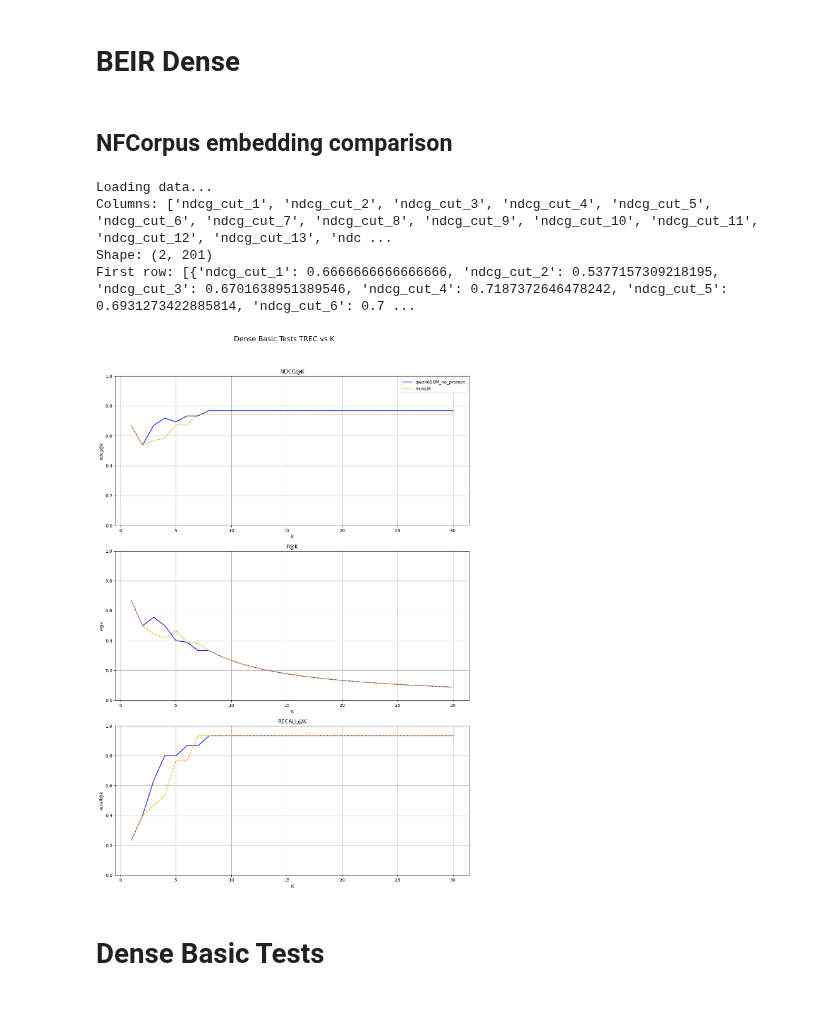
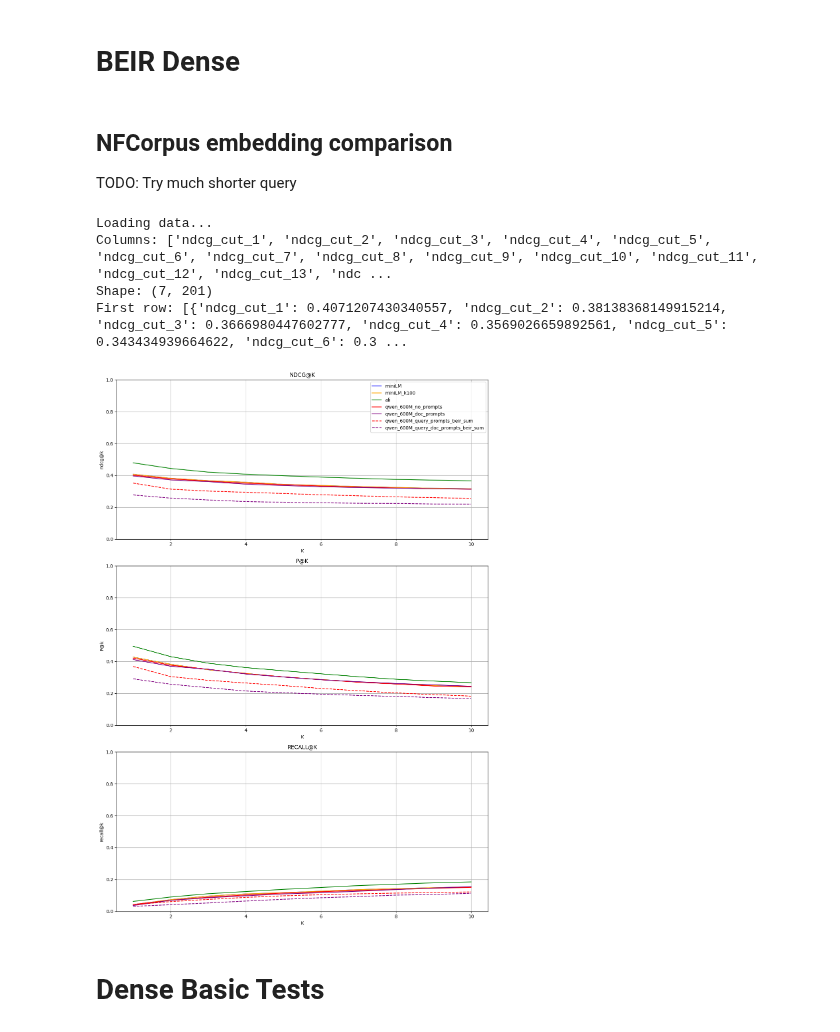
Before and after one commit to D3Mlab/nl-pe, a Jupyter notebook: notebooks/plots/trec.ipynb, the cells around one changed output. Saved outputs shown, nothing was run; the diff lists cells and outputs as text; code cells hidden in the pictures.

Commit message:
try long query prompts

```diff
--- a/notebooks/plots/trec.ipynb
+++ b/notebooks/plots/trec.ipynb
@@ -18,32 +18,49 @@ from nl_pe.ploting.trec import plot_trec_metrics_vs_k
 # BEIR Dense
 # %% [markdown]
 ## NFCorpus embedding comparison
+
+TODO: Try much shorter query
 # %%
 method_paths =  [
                 'trials/ir/nfcorpus/dense/miniLM',
-                #'trials/ir/toy_cities/miniLM/shelve',
+                'trials/ir/nfcorpus/dense/miniLM_k100',
+                'trials/ir/nfcorpus/dense/ali',
+                'trials/ir/nfcorpus/dense/qwen_600M/no_prompts',
+                'trials/ir/nfcorpus/dense/qwen_600M/doc_prompt_beir_sum',
+                'trials/ir/nfcorpus/dense/qwen_600M/query_prompt_beir_sum',
+                'trials/ir/nfcorpus/dense/qwen_600M/query_doc_prompt_beir_sum',
                 ]
 
 method_names = [
             'miniLM',
-            #'miniLM'
+            'miniLM_k100',
+            'ali',
+            'qwen_600M_no_prompts',
+            'qwen_600M_doc_prompts',
+            'qwen_600M_query_prompts_beir_sum',
+            'qwen_600M_query_doc_prompts_beir_sum',
 ]
 
 line_styles = [
     {'linestyle': 'solid', 'color': 'blue'},
-    #{'linestyle': 'dashed', 'color': 'orange'},
+    {'linestyle': 'solid', 'color': 'orange'},
+    {'linestyle': 'solid', 'color': 'green'},
+    {'linestyle': 'solid', 'color': 'red'},
+    {'linestyle': 'solid', 'color': 'purple'},
+    {'linestyle': 'dashed', 'color': 'red'},
+    {'linestyle': 'dashed', 'color': 'purple'},
 ]
 
 metrics = ['ndcg', 'P', 'recall']
 
-plot_trec_metrics_vs_k(step_size=1, k=30, metrics=metrics, method_paths = method_paths, method_names=method_names, line_styles=line_styles,
+plot_trec_metrics_vs_k(step_size=1, k=10, metrics=metrics, method_paths = method_paths, method_names=method_names, line_styles=line_styles,
               title = "")
 # %% [output]
 Loading data...
 Columns: ['ndcg_cut_1', 'ndcg_cut_2', 'ndcg_cut_3', 'ndcg_cut_4', 'ndcg_cut_5', 'ndcg_cut_6', 'ndcg_cut_7', 'ndcg_cut_8', 'ndcg_cut_9', 'ndcg_cut_10', 'ndcg_cut_11', 'ndcg_cut_12', 'ndcg_cut_13', 'ndc ...
-Shape: (2, 201)
-First row: [{'ndcg_cut_1': 0.6666666666666666, 'ndcg_cut_2': 0.5377157309218195, 'ndcg_cut_3': 0.6701638951389546, 'ndcg_cut_4': 0.7187372646478242, 'ndcg_cut_5': 0.6931273422885814, 'ndcg_cut_6': 0.7 ...
+Shape: (7, 201)
+First row: [{'ndcg_cut_1': 0.4071207430340557, 'ndcg_cut_2': 0.38138368149915214, 'ndcg_cut_3': 0.3666980447602777, 'ndcg_cut_4': 0.3569026659892561, 'ndcg_cut_5': 0.343434939664622, 'ndcg_cut_6': 0.3 ...
-[figure, old version]
+[figure, new version]
 # %% [markdown]
 # Dense Basic Tests
 # %% [markdown]
```
Also changed, not shown: 1 other file.
